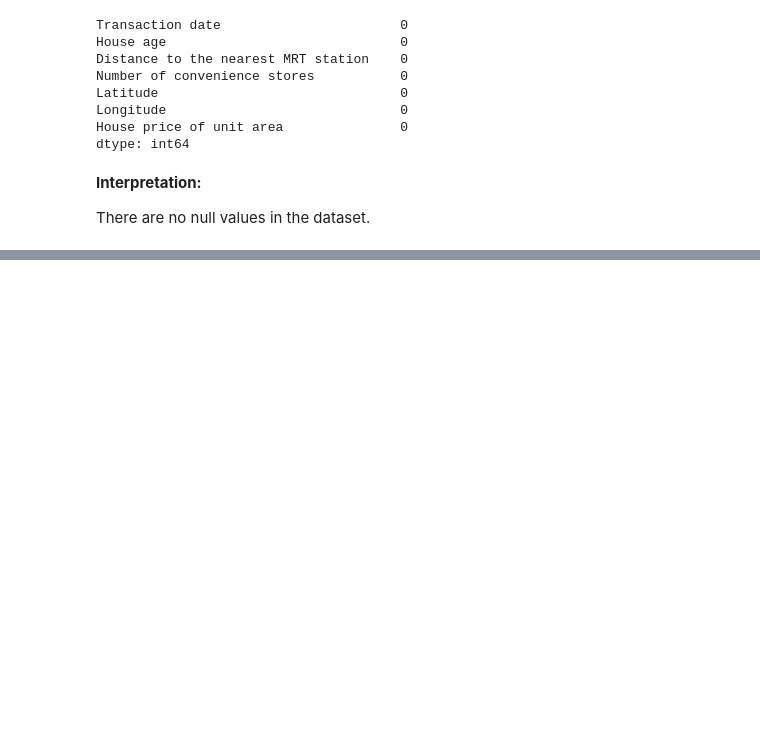
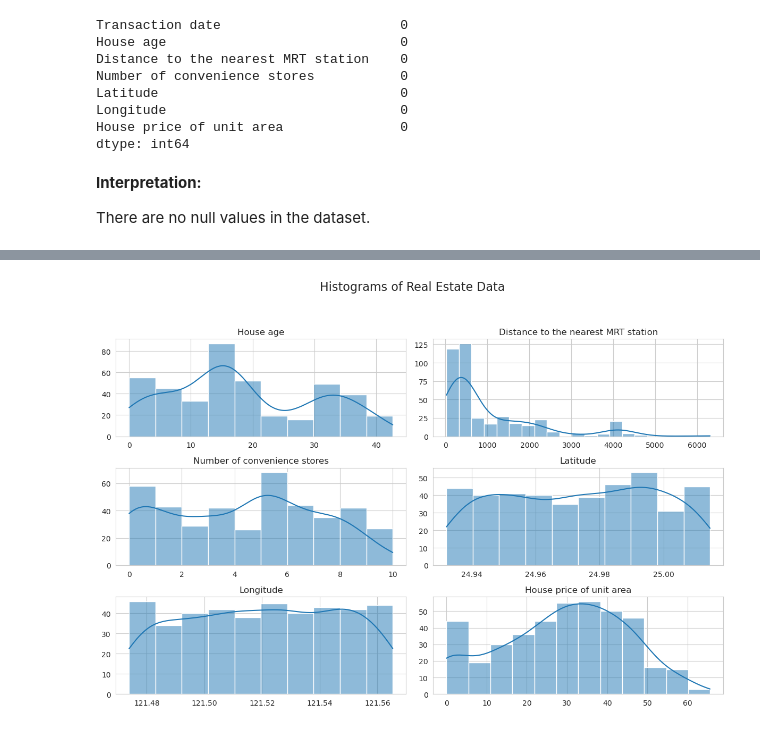
Before and after one commit to jc-cedric/real-estate-price-prediction, a Jupyter notebook: index.ipynb, the cells around one changed output, grey strips where cells are left out. Saved outputs shown, nothing was run; the diff lists cells and outputs as text; code cells hidden in the pictures; blank space fills up the shorter version.

Commit message:
numerical features histograms and interpretations

```diff
--- a/index.ipynb
+++ b/index.ipynb
@@ -61,3 +61,28 @@ df.describe()
 | 50% | 16.450000 | 506.114400 | 5.000000 | 24.974353 | 121.520912 | 30.394070 |
 | 75% | 30.375000 | 1454.279000 | 6.750000 | 24.994947 | 121.544676 | 40.615184 |
 | max | 42.700000 | 6306.153000 | 10.000000 | 25.014578 | 121.565321 | 65.571716 |
+# %%
+#checking histograms of numerical features
+import matplotlib.pyplot as plt
+import seaborn as sns
+
+#Set the aesthetic style of the plots
+sns.set_style("whitegrid")
+# %%
+# creating histograms for the numerical columns
+fig, axes = plt.subplots(nrows=3, ncols=2, figsize=(12,12))
+fig.suptitle('Histograms of Real Estate Data', fontsize=16)
+
+cols = ['House age', 'Distance to the nearest MRT station', 'Number of convenience stores',
+        'Latitude', 'Longitude', 'House price of unit area']
+
+for i, col in enumerate(cols):
+  sns.histplot(df[col], kde=True, ax=axes[i//2, i%2])
+  axes[i//2, i%2].set_title(col)
+  axes[i//2, i%2].set_xlabel('')
+  axes[i//2, i%2].set_ylabel('')
+
+plt.tight_layout(rect=[0,0.3,1,0.95])
+plt.show()
+# %% [output]
+[figure, added]
```
Also changed, not shown: parts of 1 cell of this notebook.
